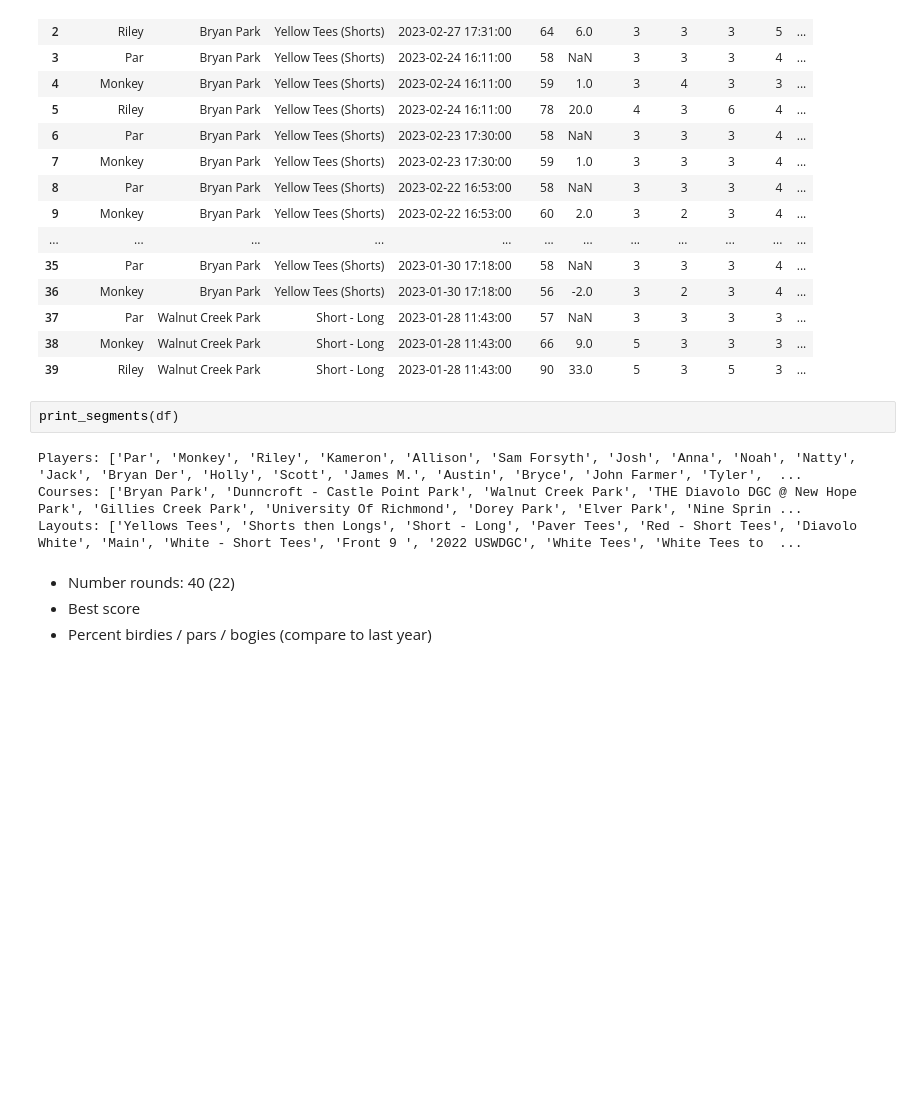
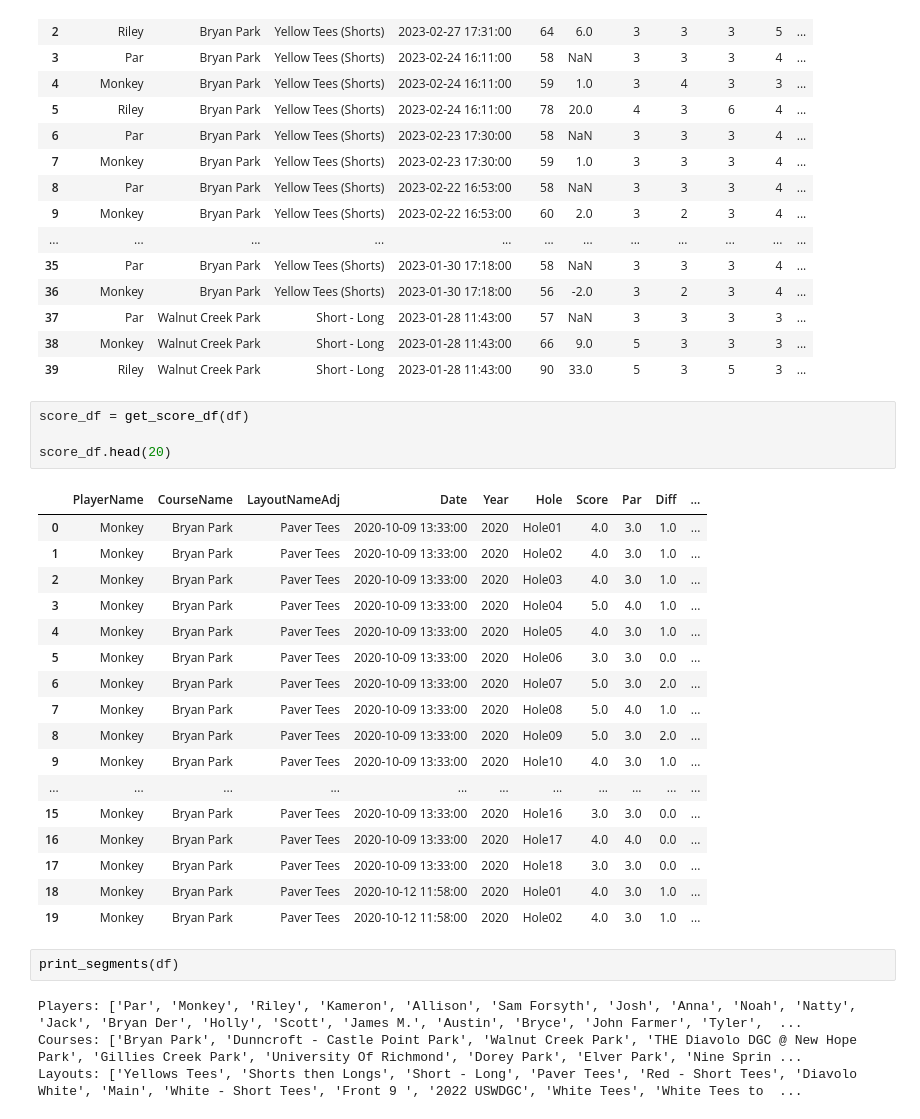
Before and after one commit to justinessert/udisc_stats, a Jupyter notebook: VisualizeUDiscStats.ipynb, the cells around one changed output. Saved outputs shown, nothing was run; the diff lists cells and outputs as text; blank space fills up the shorter version.

Commit message:
refactored to use score_df more broadly

```diff
--- a/VisualizeUDiscStats.ipynb
+++ b/VisualizeUDiscStats.ipynb
@@ -66,16 +68,34 @@ df.head(40)
 | 37 | Par | Walnut Creek Park | Short - Long | 2023-01-28 11:43:00 | 57 | NaN | 3 | 3 | 3 | 3 | ... |
 | 38 | Monkey | Walnut Creek Park | Short - Long | 2023-01-28 11:43:00 | 66 | 9.0 | 5 | 3 | 3 | 3 | ... |
 | 39 | Riley | Walnut Creek Park | Short - Long | 2023-01-28 11:43:00 | 90 | 33.0 | 5 | 3 | 5 | 3 | ... |
+# %%
+score_df = get_score_df(df)
+
+score_df.head(20)
+# %% [output]
+|  | PlayerName | CourseName | LayoutNameAdj | Date | Year | Hole | Score | Par | Diff | ... |
+| 0 | Monkey | Bryan Park | Paver Tees | 2020-10-09 13:33:00 | 2020 | Hole01 | 4.0 | 3.0 | 1.0 | ... |
+| 1 | Monkey | Bryan Park | Paver Tees | 2020-10-09 13:33:00 | 2020 | Hole02 | 4.0 | 3.0 | 1.0 | ... |
+| 2 | Monkey | Bryan Park | Paver Tees | 2020-10-09 13:33:00 | 2020 | Hole03 | 4.0 | 3.0 | 1.0 | ... |
+| 3 | Monkey | Bryan Park | Paver Tees | 2020-10-09 13:33:00 | 2020 | Hole04 | 5.0 | 4.0 | 1.0 | ... |
+| 4 | Monkey | Bryan Park | Paver Tees | 2020-10-09 13:33:00 | 2020 | Hole05 | 4.0 | 3.0 | 1.0 | ... |
+| 5 | Monkey | Bryan Park | Paver Tees | 2020-10-09 13:33:00 | 2020 | Hole06 | 3.0 | 3.0 | 0.0 | ... |
+| 6 | Monkey | Bryan Park | Paver Tees | 2020-10-09 13:33:00 | 2020 | Hole07 | 5.0 | 3.0 | 2.0 | ... |
+| 7 | Monkey | Bryan Park | Paver Tees | 2020-10-09 13:33:00 | 2020 | Hole08 | 5.0 | 4.0 | 1.0 | ... |
+| 8 | Monkey | Bryan Park | Paver Tees | 2020-10-09 13:33:00 | 2020 | Hole09 | 5.0 | 3.0 | 2.0 | ... |
+| 9 | Monkey | Bryan Park | Paver Tees | 2020-10-09 13:33:00 | 2020 | Hole10 | 4.0 | 3.0 | 1.0 | ... |
+| ... | ... | ... | ... | ... | ... | ... | ... | ... | ... | ... |
+| 15 | Monkey | Bryan Park | Paver Tees | 2020-10-09 13:33:00 | 2020 | Hole16 | 3.0 | 3.0 | 0.0 | ... |
+| 16 | Monkey | Bryan Park | Paver Tees | 2020-10-09 13:33:00 | 2020 | Hole17 | 4.0 | 4.0 | 0.0 | ... |
+| 17 | Monkey | Bryan Park | Paver Tees | 2020-10-09 13:33:00 | 2020 | Hole18 | 3.0 | 3.0 | 0.0 | ... |
+| 18 | Monkey | Bryan Park | Paver Tees | 2020-10-12 11:58:00 | 2020 | Hole01 | 4.0 | 3.0 | 1.0 | ... |
+| 19 | Monkey | Bryan Park | Paver Tees | 2020-10-12 11:58:00 | 2020 | Hole02 | 4.0 | 3.0 | 1.0 | ... |
 # %%
 print_segments(df)
 # %% [output]
 Players: ['Par', 'Monkey', 'Riley', 'Kameron', 'Allison', 'Sam Forsyth', 'Josh', 'Anna', 'Noah', 'Natty', 'Jack', 'Bryan Der', 'Holly', 'Scott', 'James M.', 'Austin', 'Bryce', 'John Farmer', 'Tyler',  ...
 Courses: ['Bryan Park', 'Dunncroft - Castle Point Park', 'Walnut Creek Park', 'THE Diavolo DGC @ New Hope Park', 'Gillies Creek Park', 'University Of Richmond', 'Dorey Park', 'Elver Park', 'Nine Sprin ...
 Layouts: ['Yellows Tees', 'Shorts then Longs', 'Short - Long', 'Paver Tees', 'Red - Short Tees', 'Diavolo White', 'Main', 'White - Short Tees', 'Front 9 ', '2022 USWDGC', 'White Tees', 'White Tees to  ...
-# %% [markdown]
-- Number rounds: 40 (22)
-- Best score
-- Percent birdies / pars / bogies (compare to last year)
 # %%
 course="Bryan Park"
 # course="Dunncroft - Castle Point Park"
```
Also changed, not shown: parts of 8 cells of this notebook, 2 other files.
